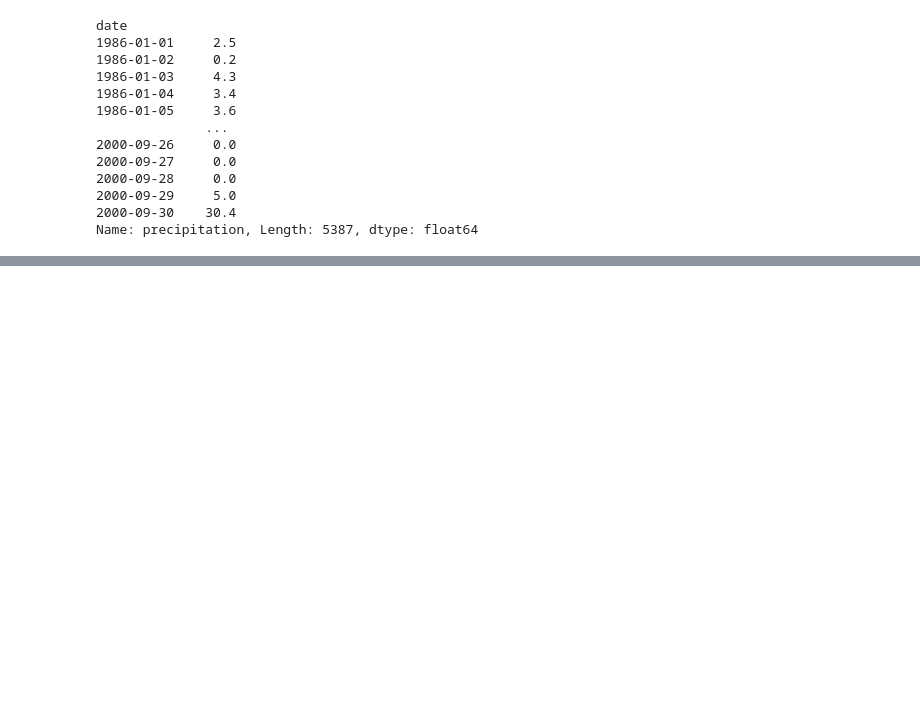
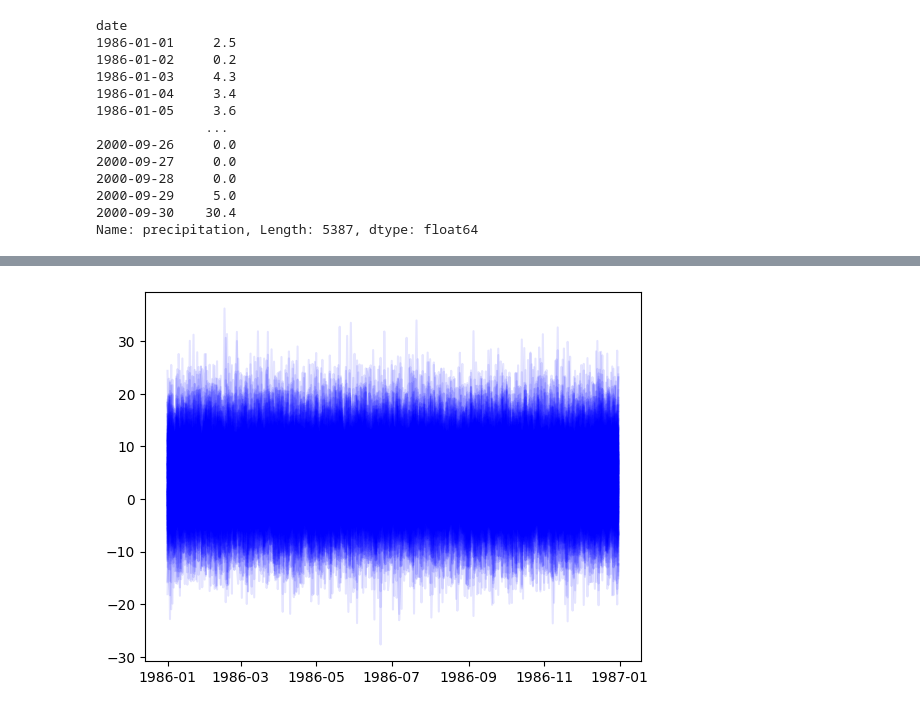
Before and after one commit to CooperBigFoot/precipitation-generator, a Jupyter notebook: notebooks/exploration.ipynb, the cells around one changed output, grey strips where cells are left out. Saved outputs shown, nothing was run; the diff lists cells and outputs as text; code cells hidden in the pictures; blank space fills up the shorter version.

```diff
--- a/notebooks/exploration.ipynb
+++ b/notebooks/exploration.ipynb
@@ -99,0 +109,7 @@ Name: precipitation, Length: 5387, dtype: float64
+# %%
+for i in range(1,201):
+    plt.plot(synthetic_data[f"Sim_{i}"], color='blue', alpha=0.1)
+
+plt.show()
+# %% [output]
+[figure, added]
```
Also changed, not shown: parts of 3 cells of this notebook, 1 other file.
